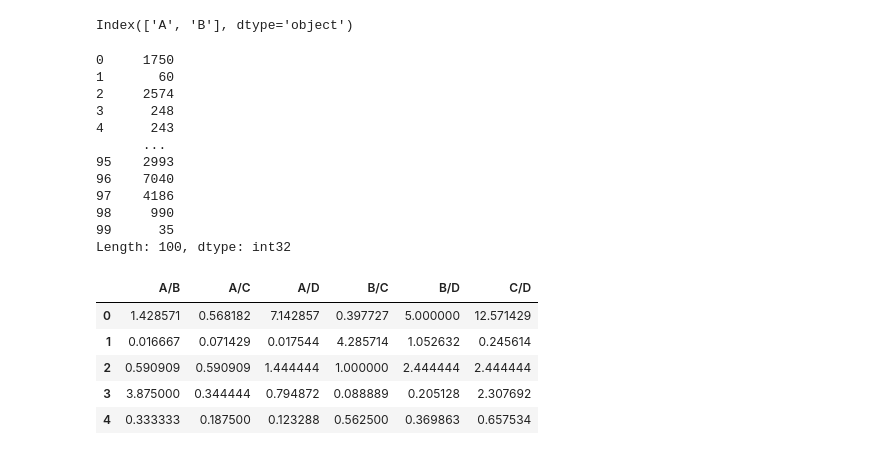
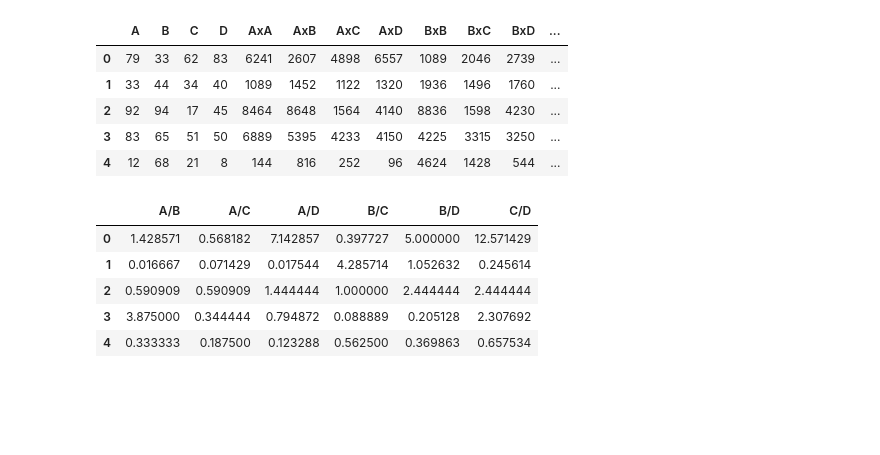
Before and after one commit to Antozamm/1week4, a Jupyter notebook: feat_aug_1.ipynb, the cells around one changed output. Cells and saved outputs as stored; diff of their text form; code cells hidden in the pictures; blank space fills up the shorter version.

```diff
--- a/feat_aug_1.ipynb
+++ b/feat_aug_1.ipynb
@@ -35,24 +35,14 @@ df1.head()
-# %%
-df.columns[:2]
-# %% [output]
-Index(['A', 'B'], dtype='object')
-# %%
-df.loc[:,'A'] * df.loc[:,'B']
-# %% [output]
-0     1750
-1       60
-2     2574
-3      248
-4      243
-      ...
-95    2993
-96    7040
-97    4186
-98     990
-99      35
-Length: 100, dtype: int32
 # %%
 df2 = df.merge(df1, left_index=True, right_index=True)
+# %%
+df2.head()
+# %% [output]
+|  | A | B | C | D | AxA | AxB | AxC | AxD | BxB | BxC | BxD | ... |
+| 0 | 79 | 33 | 62 | 83 | 6241 | 2607 | 4898 | 6557 | 1089 | 2046 | 2739 | ... |
+| 1 | 33 | 44 | 34 | 40 | 1089 | 1452 | 1122 | 1320 | 1936 | 1496 | 1760 | ... |
+| 2 | 92 | 94 | 17 | 45 | 8464 | 8648 | 1564 | 4140 | 8836 | 1598 | 4230 | ... |
+| 3 | 83 | 65 | 51 | 50 | 6889 | 5395 | 4233 | 4150 | 4225 | 3315 | 3250 | ... |
+| 4 | 12 | 68 | 21 | 8 | 144 | 816 | 252 | 96 | 4624 | 1428 | 544 | ... |
 # %%
 df3 = pd.DataFrame()
 for idx1,col1 in enumerate(df.columns):
```
Also changed, not shown: parts of 21 cells of this notebook, 2 other files.
